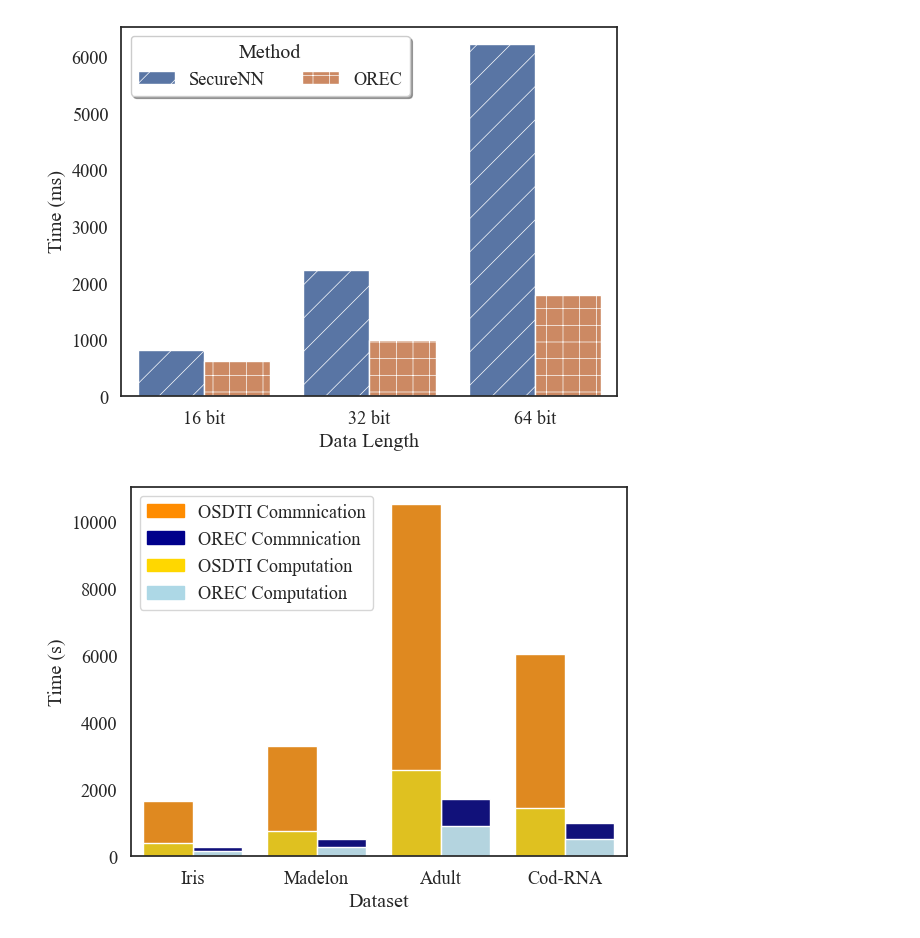
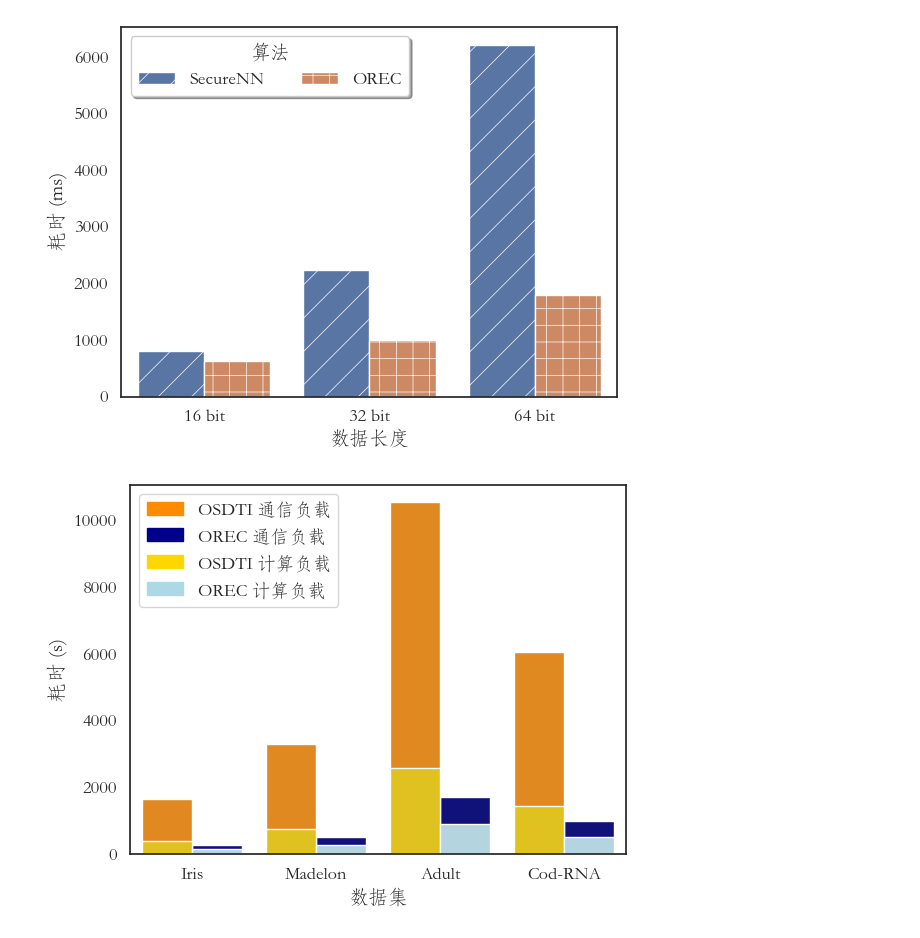
Before and after one commit to Carudy/OREC, a Jupyter notebook: plot.ipynb, the cells around one changed output. Drawn from its saved outputs; the diff is of its cells as text; code cells hidden in the pictures.

```diff
--- a/plot.ipynb
+++ b/plot.ipynb
@@ -43,6 +43,6 @@ fig.figure.savefig(r'D:/work/orec/figure/cpu.pdf', bbox_inches='tight')
 # %%
 # speed on k
-sns.set(style="white", color_codes=True, font_scale=1.2, font="Times New Roman")
+sns.set(style="white", color_codes=True, font_scale=1.2, font="STFangsong")
 
 xs = list(range(1, 1000, 40))
 _ds = [2, 3, 4]
@@ -62,12 +62,12 @@ df = pd.DataFrame({
     'Time': ys,
 })
 
-fig = sns.lineplot(data=df, x='Round', y='Time', hue='K', marker='o')
+fig = sns.lineplot(data=df, x='Round', y='Time', hue='K', style="K", dashes=True)
 
-fig.set_xlabel('Round')
-fig.set_ylabel('Time (ms)')
+fig.set_xlabel('轮数')
+fig.set_ylabel('耗时 (ms)')
 
-fig.legend(loc='upper left', bbox_to_anchor=(0, 1.001), ncol=3, fancybox=True, shadow=True, title='Encoding pieces $k$')
+fig.legend(loc='upper left', bbox_to_anchor=(0, 1.001), ncol=3, fancybox=True, shadow=True, title='加密份数 $k$')
 # fig.set_ylim(80, 101)
 
 fig.figure.savefig(r'D:/work/orec/figure/cpu_k.pdf', bbox_inches='tight')
@@ -76,6 +76,6 @@ fig.figure.savefig(r'D:/work/orec/figure/cpu_k.pdf', bbox_inches='tight')
 # %%
 # snn vs orec
-sns.set(style="white", color_codes=True, font_scale=1.2, font="Times New Roman")
+sns.set(style="white", color_codes=True, font_scale=1.2, font="STFangsong")
 
 xs = ['16 bit', '32 bit', '64 bit']
 
@@ -89,12 +89,12 @@ ys = [812.7362728118896, 2228.699207305908, 6225.298881530762] + [625.4346370697
 
 
 df = pd.DataFrame({
-    'Method':  _ds,
-    'Data Length': xs * len(dst),
-    'Time (ms)': ys,
+    '算法':  _ds,
+    '数据长度': xs * len(dst),
+    '耗时 (ms)': ys,
 })
 
-fig = sns.barplot(x="Data Length", y="Time (ms)", hue='Method', data=df)
+fig = sns.barplot(x="数据长度", y="耗时 (ms)", hue='算法', data=df)
 plt.gca().legend().set_title('')
 
 plt.rcParams['hatch.linewidth'] = 0.5
@@ -105,15 +105,15 @@ for i, bar in enumerate(fig.patches):
         hatch = next(hatches)
     bar.set_hatch(hatch)
 
-fig.legend(loc='upper left', bbox_to_anchor=(0, 1), ncol=2, fancybox=True, shadow=True, title='Method')
+fig.legend(loc='upper left', bbox_to_anchor=(0, 1), ncol=2, fancybox=True, shadow=True, title='算法')
 
 
 fig.figure.savefig(r'D:/work/orec/figure/speedvs.pdf', bbox_inches='tight')
 # %% [output]
-[figure, old version]
+[figure, new version]
 # %%
 # orec vs osdti
-sns.set(style="white", color_codes=True, font_scale=1.2, font="Times New Roman")
+sns.set(style="white", color_codes=True, font_scale=1.2, font="STFangsong")
 
 xs = ['Iris', 'Madelon', 'Adult', 'Cod-RNA']
 
@@ -124,40 +124,40 @@ for i in dst:
         _ds.append(i)
 
 ys = [8.283613681793213 * 200, 3291.639, 10533.104, 6060.60] + [1.404282 * 200, 516.333, 1713.107, 983.4913]
 yys = [1.951 * 200, 757.116, 2591.769, 1441.367] + [0.742 * 200, 277.932, 902.8929, 519.364]
 
 # for i, j in enumerate(ys):
 #     ys[i] -= yys[i]
 
 df = pd.DataFrame({
     'Method':  _ds,
-    'Dataset': xs * len(dst),
+    '数据集': xs * len(dst),
     't0': ys,
-    'Time (s)': yys,
+    '耗时 (s)': yys,
 })
 
-fig0 = sns.barplot(x="Dataset",hue='Method', data=df, y='t0', palette=['darkorange', 'darkblue'])
-fig1 = sns.barplot(x="Dataset",hue='Method', data=df, y='Time (s)', palette=['gold', 'lightblue'])
+fig0 = sns.barplot(x="数据集",hue='Method', data=df, y='t0', palette=['darkorange', 'darkblue'])
+fig1 = sns.barplot(x="数据集",hue='Method', data=df, y='耗时 (s)', palette=['gold', 'lightblue'])
 plt.gca().legend().set_title('')
 
 # plt.rcParams['hatch.linewidth'] = 0.5
 
 # hatches = itertools.cycle(['/', '+'])
 # for i, bar in enumerate(fig.patches):
 #     if i % 3 == 0:
 #         hatch = next(hatches)
 #     bar.set_hatch(hatch)
 
-l0 = mpatches.Patch(color='darkorange', label='OSDTI Commnication')
-l1 = mpatches.Patch(color='darkblue', label='OREC Commnication')
-l2 = mpatches.Patch(color='gold', label='OSDTI Computation')
-l3 = mpatches.Patch(color='lightblue', label='OREC Computation')
+l0 = mpatches.Patch(color='darkorange', label='OSDTI 通信负载')
+l1 = mpatches.Patch(color='darkblue', label='OREC 通信负载')
+l2 = mpatches.Patch(color='gold', label='OSDTI 计算负载')
+l3 = mpatches.Patch(color='lightblue', label='OREC 计算负载')
 plt.legend(handles=[l0, l1, l2, l3])
 
-plt.ylabel('Time (s)', loc='center')
+plt.ylabel('耗时 (s)', loc='center')
 # fig.legend(loc='upper left', bbox_to_anchor=(0, 1), ncol=2, fancybox=True, shadow=True, title='Method')
 
 
 plt.savefig(r'D:/work/orec/figure/dtvs.pdf', bbox_inches='tight')
 # %% [output]
-[figure, old version]
+[figure, new version]
```
Also changed, not shown: parts of 2 cells of this notebook, 7 other files.
